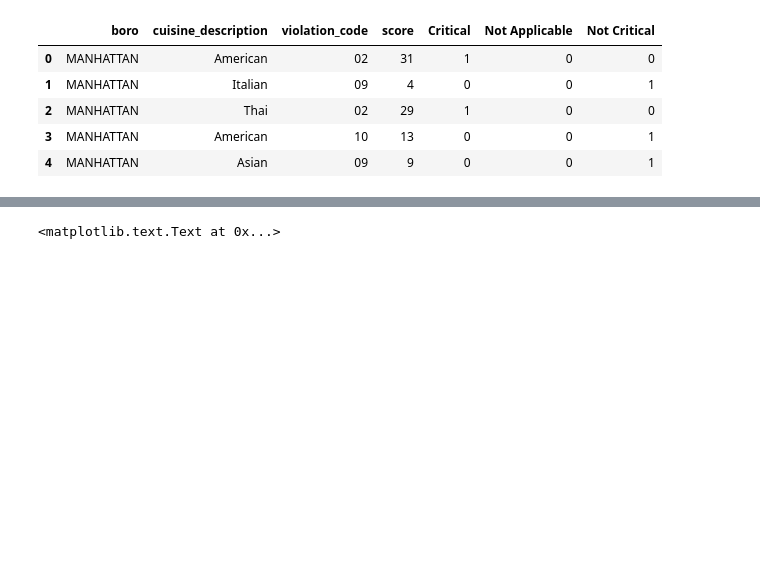
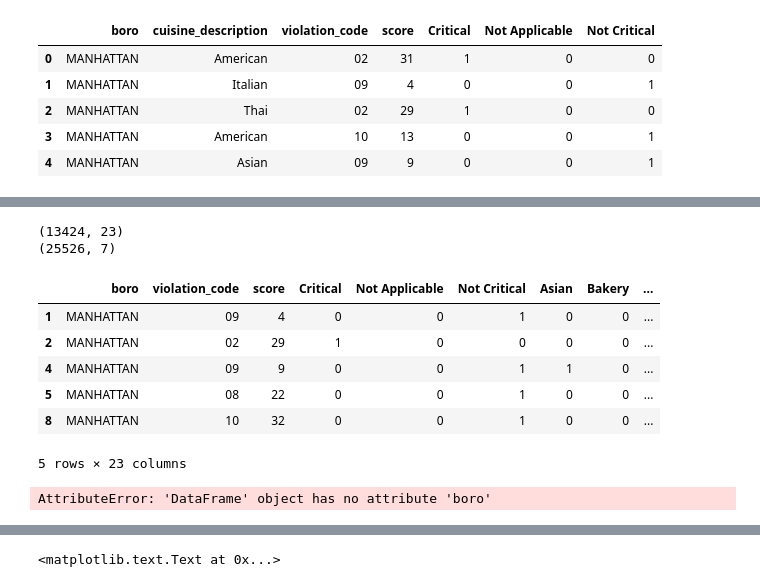
Before and after one commit to evt5020/NYCRestaurantHealthData, a Jupyter notebook: NYC Health Datav2.ipynb, the cells around one changed output, grey strips where cells are left out. Cells and saved outputs as stored; diff of their text form; code cells hidden in the pictures; blank space fills up the shorter version.

```diff
--- a/NYC Health Datav2.ipynb
+++ b/NYC Health Datav2.ipynb
@@ -107,3 +107,8 @@ restdatacleaned.head()
 | 2 | MANHATTAN | Thai | 02 | 29 | 1 | 0 | 0 |
 | 3 | MANHATTAN | American | 10 | 13 | 0 | 0 | 1 |
 | 4 | MANHATTAN | Asian | 09 | 9 | 0 | 0 | 1 |
+# %%
+#Replace stange formatting for cafe
+
+restdatacleaned.cuisine_description.replace(regex=True,inplace=True,to_replace='CafÃ©/Coffee/Tea',value='Cafe, Coffee, Tea')
+restdatacleaned.cuisine_description.value_counts()
@@ -110,4 +133,4 @@ restdatacleaned.head()
 # %%
 #There are 62 different cuisines. To simplify dataset, we are going to examine the cuisines that make up 80% of the dataset
 #Top 17
-restdatacuisinefilter = restdatacleaned.cuisine_description.value_counts(dropna=False)[1:18].index.valuesrestdatacuisinefilter
+restdatacuisinefilter = restdatacleaned.cuisine_description.value_counts(dropna=False)[1:18].index.values.tolist()
@@ -120,2 +137,5 @@ array(['Italian', 'Chinese', 'Japanese', 'Caf\xc3\x83\xc2\xa9/Coffee/Tea',
 # %%
 #Remove reuslts with not applicable?
+restdatafilter = restdatacleaned[restdatacleaned['cuisine_description'].isin(restdatacuisinefilter)]
+restdatafilter.cuisine_description.value_counts()
+restdatafilter.head()
@@ -121,0 +149,35 @@ array(['Italian', 'Chinese', 'Japanese', 'Caf\xc3\x83\xc2\xa9/Coffee/Tea',
+# %%
+print restdatafilter.shape
+
+print restdatacleaned.shape
+# %% [output]
+(13424, 23)
+(25526, 7)
+# %%
+#get_dummies for cuisine
+
+cuisinedummies = pd.get_dummies(restdatafilter.cuisine_description).astype(int)
+cuisinedummies.head()
+
+
+restdatafilter = pd.concat([restdatafilter,cuisinedummies],axis=1)
+restdatafilter.drop("cuisine_description",inplace=True,axis=1)
+restdatafilter.head()
+# %% [output]
+|  | boro | violation_code | score | Critical | Not Applicable | Not Critical | Asian | Bakery | ... |
+| 1 | MANHATTAN | 09 | 4 | 0 | 0 | 1 | 0 | 0 | ... |
+| 2 | MANHATTAN | 02 | 29 | 1 | 0 | 0 | 0 | 0 | ... |
+| 4 | MANHATTAN | 09 | 9 | 0 | 0 | 1 | 1 | 0 | ... |
+| 5 | MANHATTAN | 08 | 22 | 0 | 0 | 1 | 0 | 0 | ... |
+| 8 | MANHATTAN | 10 | 32 | 0 | 0 | 1 | 0 | 0 | ... |
+5 rows × 23 columns
+# %%
+#Get dummies for boro
+
+borodummies = pd.get_dummies(restdatafilter.boro).astype(int)
+
+restdatafilter = pd.concat([restdatafilter,borodummies],axis=1)
+restdatafilter.drop("boro",inplace=True,axis=1)
+restdatafilter.value_counts()
+# %% [output]
+AttributeError: 'DataFrame' object has no attribute 'boro'
```
Also changed, not shown: parts of 13 cells of this notebook.
